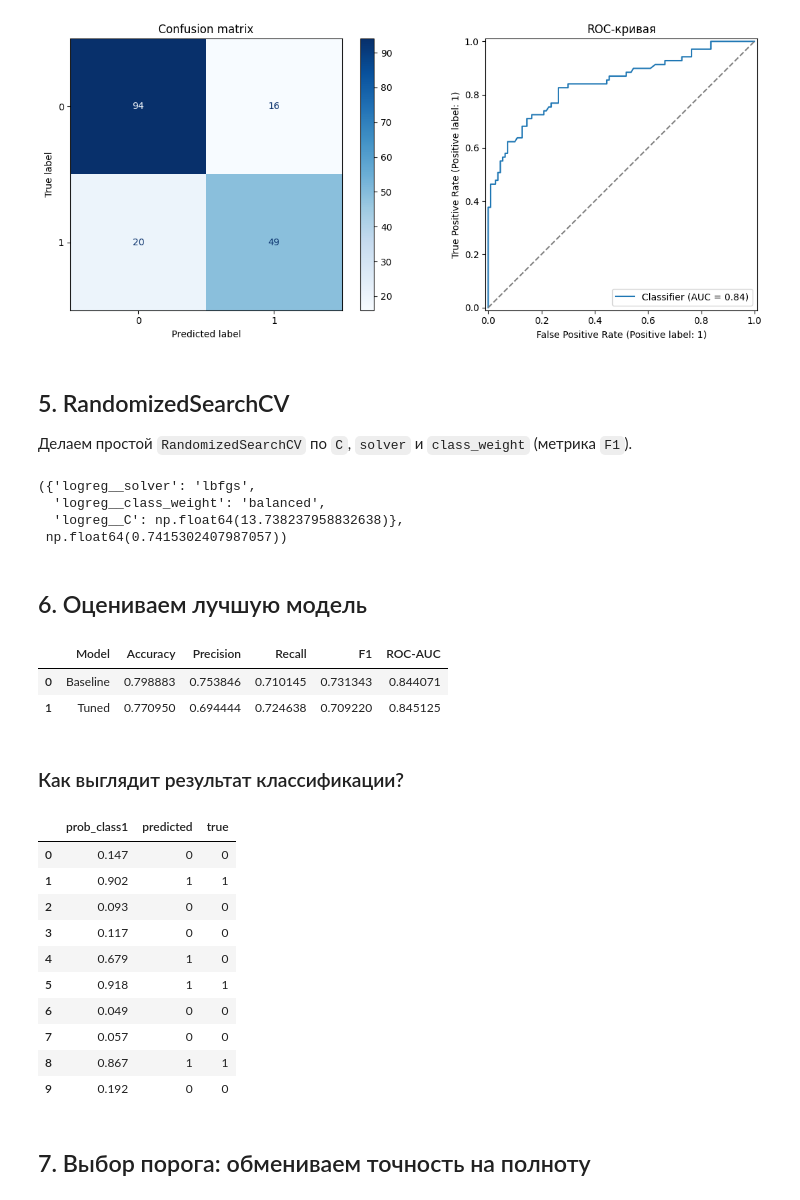
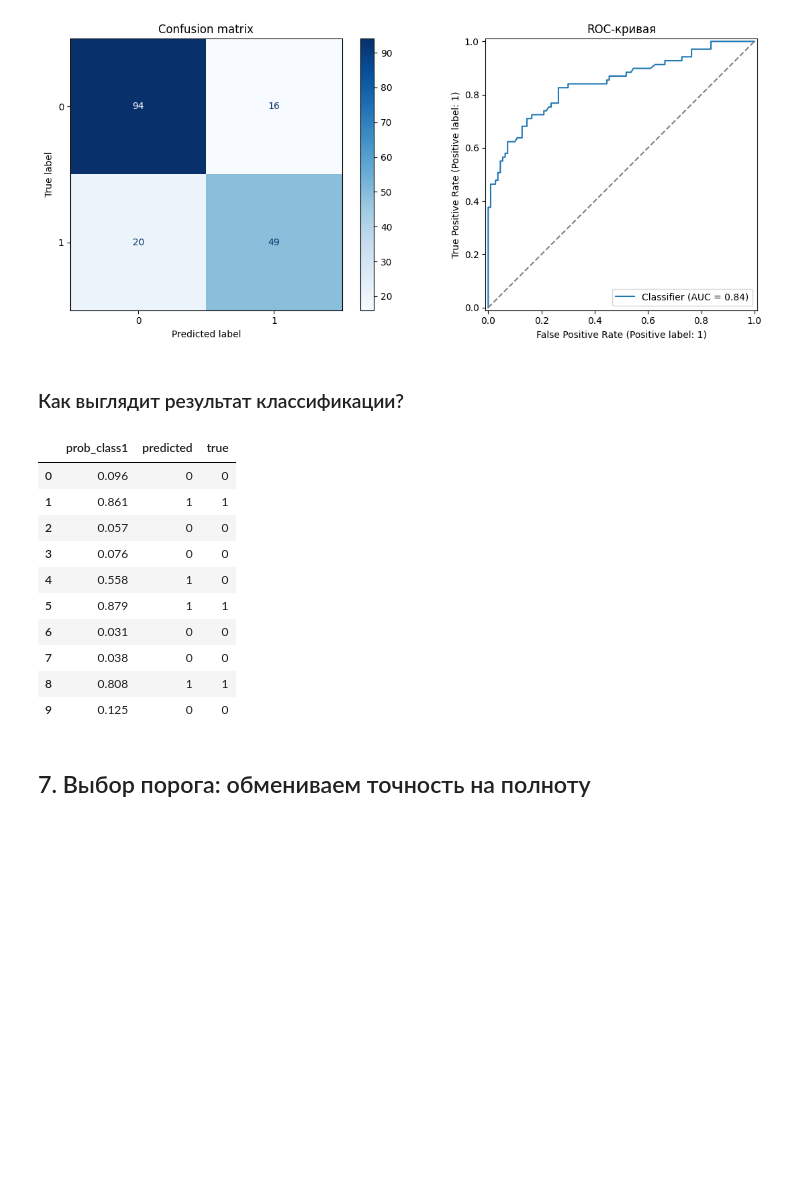
Before and after one commit to Lidne/MAI_labs_ML, a Jupyter notebook: lab02-classification/titanic_solution.ipynb, the cells around one changed output. Drawn from its saved outputs; the diff is of its cells as text; code cells hidden in the pictures; blank space fills up the shorter version.

```diff
--- a/lab02-classification/titanic_solution.ipynb
+++ b/lab02-classification/titanic_solution.ipynb
@@ -141,79 +141,26 @@ plt.tight_layout()
 plt.show()
 # %% [output]
 [figure]
-# %% [markdown]
-## 5. RandomizedSearchCV
-
-Делаем простой `RandomizedSearchCV` по `C`, `solver` и `class_weight` (метрика `F1`).
-# %%
-from sklearn.model_selection import RandomizedSearchCV
-import numpy as np
-
-param_distributions = {
-    "logreg__C": np.logspace(-3, 2, 30),
-    "logreg__solver": ["liblinear", "lbfgs"],
-    "logreg__class_weight": [None, "balanced"],
-}
-
-search = RandomizedSearchCV(
-    baseline_model,
-    param_distributions=param_distributions,
-    n_iter=20,
-    scoring="f1",
-    cv=5,
-    n_jobs=-1,
-    random_state=67,
-)
-search.fit(X_train, y_train)
-
-search.best_params_, search.best_score_
-# %% [output]
-({'logreg__solver': 'lbfgs',
-  'logreg__class_weight': 'balanced',
-  'logreg__C': np.float64(13.738237958832638)},
- np.float64(0.7415302407987057))
-# %% [markdown]
-## 6. Оцениваем лучшую модель
-# %%
-best_model = search.best_estimator_
-
-y_pred_best = best_model.predict(X_test)
-y_proba_best = best_model.predict_proba(X_test)[:, 1]
-
-metrics = {
-    "Model": ["Baseline", "Tuned"],
-    "Accuracy": [acc, accuracy_score(y_test, y_pred_best)],
-    "Precision": [precision, precision_score(y_test, y_pred_best)],
-    "Recall": [recall, recall_score(y_test, y_pred_best)],
-    "F1": [f1, f1_score(y_test, y_pred_best)],
-    "ROC-AUC": [roc_auc, roc_auc_score(y_test, y_proba_best)],
-}
-
-pd.DataFrame(metrics)
-# %% [output]
-|  | Model | Accuracy | Precision | Recall | F1 | ROC-AUC |
-| 0 | Baseline | 0.798883 | 0.753846 | 0.710145 | 0.731343 | 0.844071 |
-| 1 | Tuned | 0.770950 | 0.694444 | 0.724638 | 0.709220 | 0.845125 |
 # %% [markdown]
 ### Как выглядит результат классификации?
 # %%
 pd.DataFrame({
-    "prob_class1": y_proba_best.round(3),
-    "predicted": y_pred_best,
+    "prob_class1": y_proba.round(3),
+    "predicted": y_pred,
     "true": y_test.reset_index(drop=True)
 }).head(10)
 # %% [output]
 |  | prob_class1 | predicted | true |
-| 0 | 0.147 | 0 | 0 |
-| 1 | 0.902 | 1 | 1 |
-| 2 | 0.093 | 0 | 0 |
-| 3 | 0.117 | 0 | 0 |
-| 4 | 0.679 | 1 | 0 |
-| 5 | 0.918 | 1 | 1 |
-| 6 | 0.049 | 0 | 0 |
-| 7 | 0.057 | 0 | 0 |
-| 8 | 0.867 | 1 | 1 |
-| 9 | 0.192 | 0 | 0 |
+| 0 | 0.096 | 0 | 0 |
+| 1 | 0.861 | 1 | 1 |
+| 2 | 0.057 | 0 | 0 |
+| 3 | 0.076 | 0 | 0 |
+| 4 | 0.558 | 1 | 0 |
+| 5 | 0.879 | 1 | 1 |
+| 6 | 0.031 | 0 | 0 |
+| 7 | 0.038 | 0 | 0 |
+| 8 | 0.808 | 1 | 1 |
+| 9 | 0.125 | 0 | 0 |
 # %% [markdown]
 ## 7. Выбор порога: обмениваем точность на полноту
 # %%
```
Also changed, not shown: parts of 4 cells of this notebook, 1 other file.
